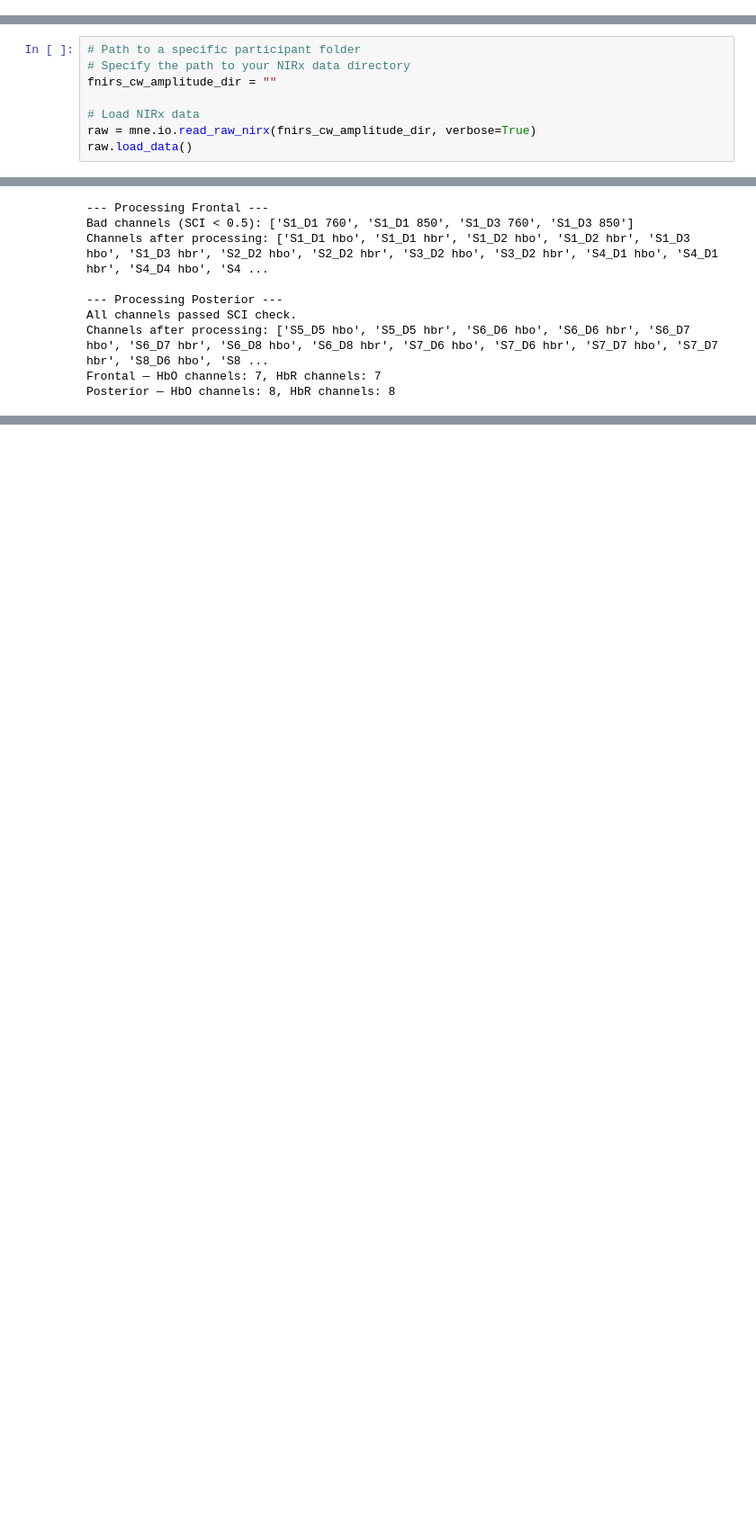
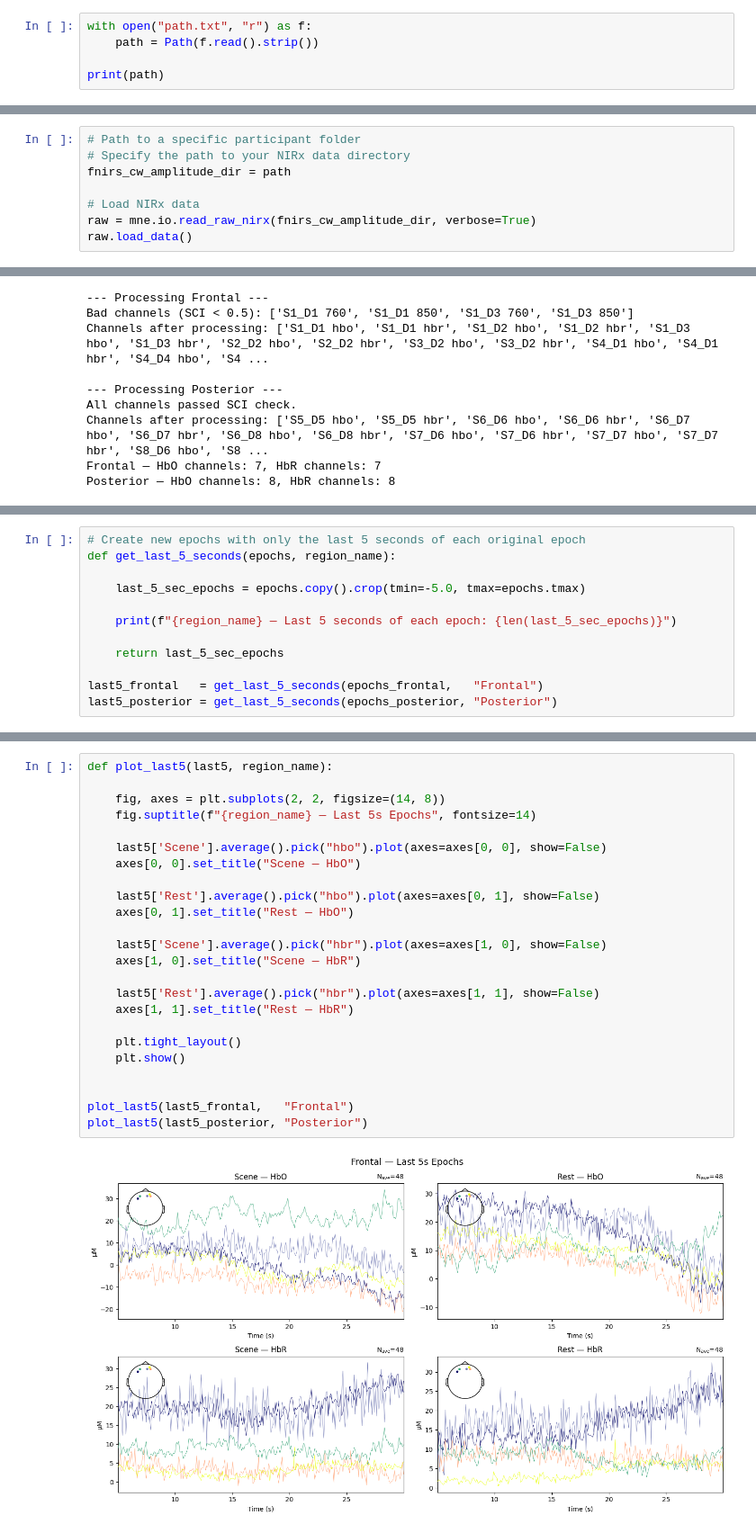
Before and after one commit to Sasha-King/The-Effect-of-Surface-Awareness-on-Nausea-and-3D-Performance-, a Jupyter notebook: MNE_Processing.ipynb, the cells around one changed output, grey strips where cells are left out. Shown at 90% size. Cells and saved outputs as stored; diff of their text form; blank space fills up the shorter version.

```diff
--- a/MNE_Processing.ipynb
+++ b/MNE_Processing.ipynb
@@ -17,3 +13,8 @@ from mne.preprocessing.nirs import (
 
 
 #https://mne.tools/stable/auto_tutorials/preprocessing/70_fnirs_processing.html#sphx-glr-auto-tutorials-preprocessing-70-fnirs-processing-py im you want to look
+# %%
+with open("path.txt", "r") as f:
+    path = Path(f.read().strip())
+
+print(path)
@@ -20,7 +23,7 @@ from mne.preprocessing.nirs import (
 # %%
 # Path to a specific participant folder
 # Specify the path to your NIRx data directory
-fnirs_cw_amplitude_dir = ""
+fnirs_cw_amplitude_dir = path
 
 # Load NIRx data
 raw = mne.io.read_raw_nirx(fnirs_cw_amplitude_dir, verbose=True)
@@ -156,0 +268,12 @@ Posterior — HbO channels: 8, HbR channels: 8
+# %%
+# Create new epochs with only the last 5 seconds of each original epoch
+def get_last_5_seconds(epochs, region_name):
+
+    last_5_sec_epochs = epochs.copy().crop(tmin=-5.0, tmax=epochs.tmax)
+
+    print(f"{region_name} — Last 5 seconds of each epoch: {len(last_5_sec_epochs)}")
+
+    return last_5_sec_epochs
+
+last5_frontal   = get_last_5_seconds(epochs_frontal,   "Frontal")
+last5_posterior = get_last_5_seconds(epochs_posterior, "Posterior")
@@ -156,0 +283,26 @@ Posterior — HbO channels: 8, HbR channels: 8
+# %%
+def plot_last5(last5, region_name):
+
+    fig, axes = plt.subplots(2, 2, figsize=(14, 8))
+    fig.suptitle(f"{region_name} — Last 5s Epochs", fontsize=14)
+
+    last5['Scene'].average().pick("hbo").plot(axes=axes[0, 0], show=False)
+    axes[0, 0].set_title("Scene — HbO")
+
+    last5['Rest'].average().pick("hbo").plot(axes=axes[0, 1], show=False)
+    axes[0, 1].set_title("Rest — HbO")
+
+    last5['Scene'].average().pick("hbr").plot(axes=axes[1, 0], show=False)
+    axes[1, 0].set_title("Scene — HbR")
+
+    last5['Rest'].average().pick("hbr").plot(axes=axes[1, 1], show=False)
+    axes[1, 1].set_title("Rest — HbR")
+
+    plt.tight_layout()
+    plt.show()
+
+
+plot_last5(last5_frontal,   "Frontal")
+plot_last5(last5_posterior, "Posterior")
+# %% [output]
+[figure, added]
```
Also changed, not shown: parts of 8 cells of this notebook, 1 other file.
